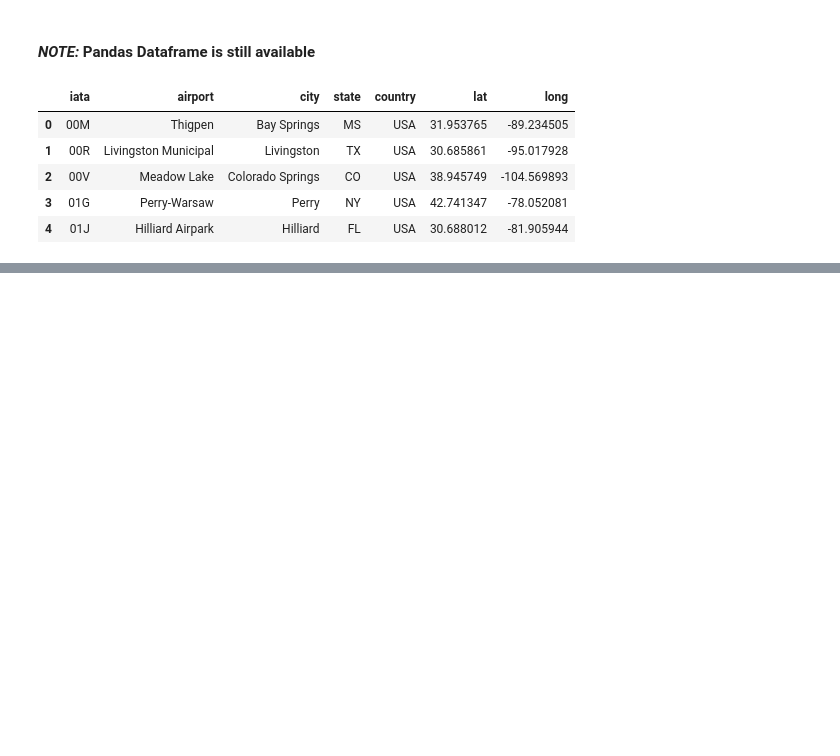
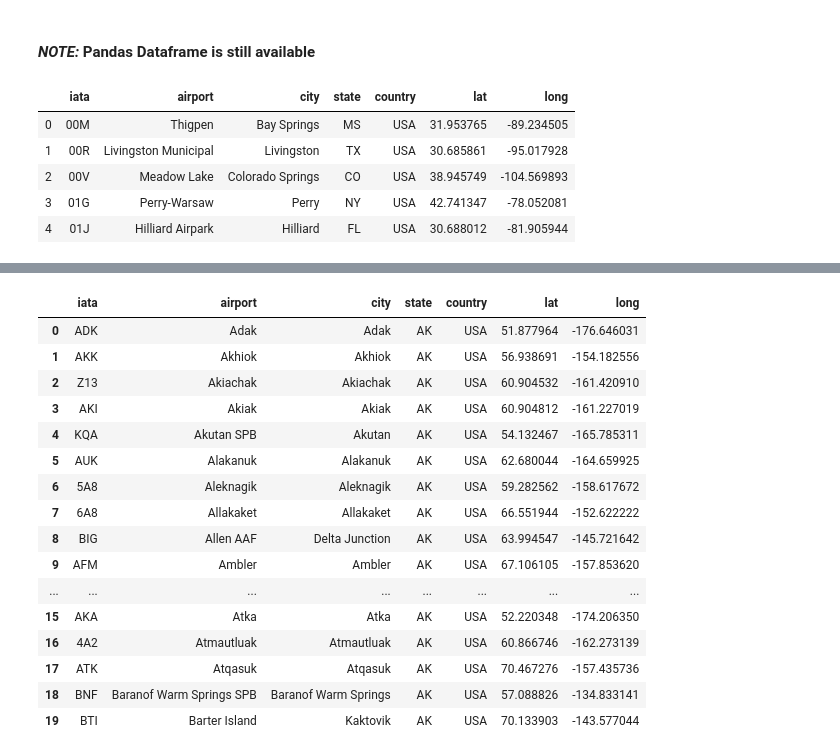
Before and after one commit to frenchlam/CDSW_RW_Basics, a Jupyter notebook: basic_RW_CDSW.ipynb, the cells around one changed output, grey strips where cells are left out. Saved outputs shown, nothing was run; the diff lists cells and outputs as text; code cells hidden in the pictures; blank space fills up the shorter version.

Commit message:
expanded the jdbc connection section

```diff
--- a/basic_RW_CDSW.ipynb
+++ b/basic_RW_CDSW.ipynb
@@ -450,15 +497,14 @@ airlines_pd_df.head()
 # %%
 #with SQLAlchemy
 from sqlalchemy import create_engine
-import pandas as pd
-hive_host='mlamairessse-1.vpc.cloudera.com'
+hive_host='mlamairesse-1.vpc.cloudera.com'
 hive_port='10000' #default 10000
 
 # Doc for connnection string :
 # engine = create_engine("hive://<kerberos-username>@<hive-host>:<hive-port>/<db-name>",connect_args={'auth': 'KERBEROS','kerberos_service_name': 'hive'})
 
-conn = create_engine("hive://"+hive_host+":"+hive_port+"/default",
+engine = create_engine("hive://"+hive_host+":"+hive_port+"/default",
                      connect_args={'auth': 'KERBEROS','kerberos_service_name': 'hive'})
-airlines_pd_df = pd.read_sql('select * from default.airports',conn)
-airlines_pd_df.head()
+connection = engine.connect()
+type(connection)
 # %% [output]
@@ -470,0 +538,25 @@ airlines_pd_df.head()
+# %%
+### Using Pandas API ###
+# Pandas accepts db connection as a reader
+# https://pandas.pydata.org/pandas-docs/stable/reference/api/pandas.read_sql.html
+import pandas as pd
+airlines_pd_df = pd.read_sql('select * from default.airports limit 20',connection)
+airlines_pd_df
+# %% [output]
+|  | iata | airport | city | state | country | lat | long |
+| 0 | ADK | Adak | Adak | AK | USA | 51.877964 | -176.646031 |
+| 1 | AKK | Akhiok | Akhiok | AK | USA | 56.938691 | -154.182556 |
+| 2 | Z13 | Akiachak | Akiachak | AK | USA | 60.904532 | -161.420910 |
+| 3 | AKI | Akiak | Akiak | AK | USA | 60.904812 | -161.227019 |
+| 4 | KQA | Akutan SPB | Akutan | AK | USA | 54.132467 | -165.785311 |
+| 5 | AUK | Alakanuk | Alakanuk | AK | USA | 62.680044 | -164.659925 |
+| 6 | 5A8 | Aleknagik | Aleknagik | AK | USA | 59.282562 | -158.617672 |
+| 7 | 6A8 | Allakaket | Allakaket | AK | USA | 66.551944 | -152.622222 |
+| 8 | BIG | Allen AAF | Delta Junction | AK | USA | 63.994547 | -145.721642 |
+| 9 | AFM | Ambler | Ambler | AK | USA | 67.106105 | -157.853620 |
+| ... | ... | ... | ... | ... | ... | ... | ... |
+| 15 | AKA | Atka | Atka | AK | USA | 52.220348 | -174.206350 |
+| 16 | 4A2 | Atmautluak | Atmautluak | AK | USA | 60.866746 | -162.273139 |
+| 17 | ATK | Atqasuk | Atqasuk | AK | USA | 70.467276 | -157.435736 |
+| 18 | BNF | Baranof Warm Springs SPB | Baranof Warm Springs | AK | USA | 57.088826 | -134.833141 |
+| 19 | BTI | Barter Island | Kaktovik | AK | USA | 70.133903 | -143.577044 |
```
Also changed, not shown: parts of 54 cells of this notebook, 3 other files.
